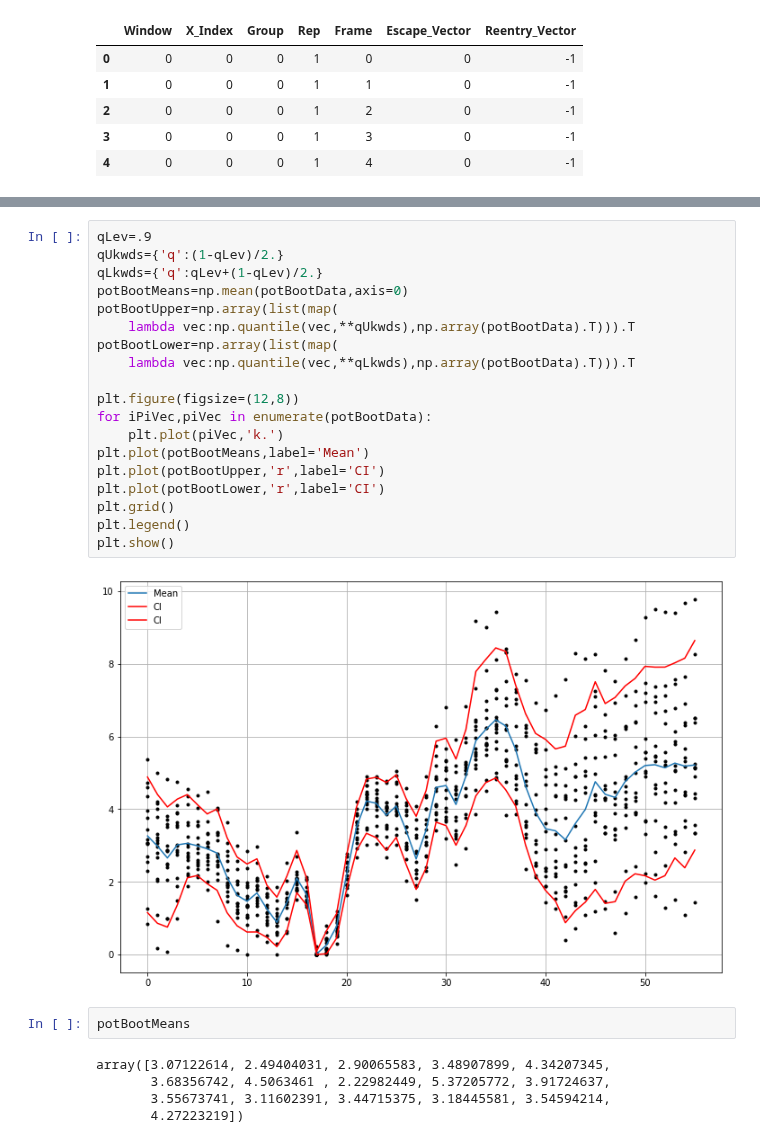
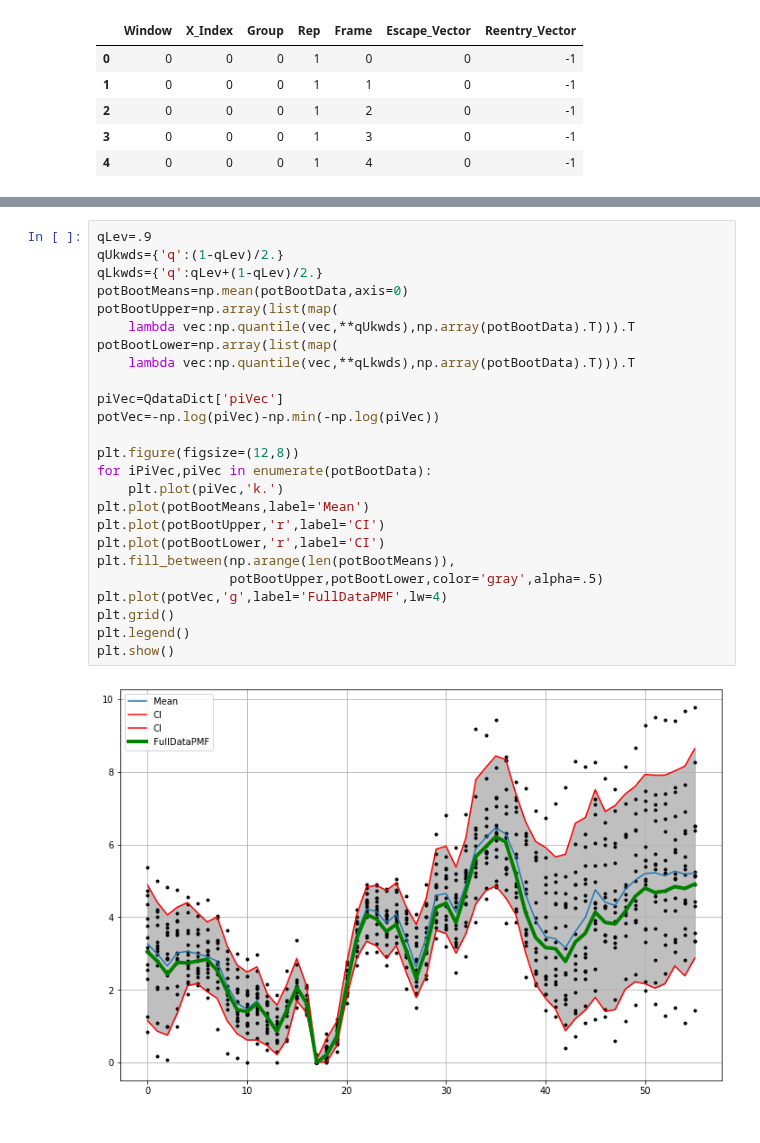
Before and after one commit to wesleymsmith/Milestoning_Analysis, a Jupyter notebook: MD_Milestone_Analysis_Testing.ipynb, the cells around one changed output, grey strips where cells are left out. Saved outputs shown, nothing was run; the diff lists cells and outputs as text.

Commit message:
updated bootstrap PMF plot to include full data result

```diff
--- a/MD_Milestone_Analysis_Testing.ipynb
+++ b/MD_Milestone_Analysis_Testing.ipynb
@@ -1028,28 +1028,27 @@ potBootData
 # %%
 qLev=.9
 qUkwds={'q':(1-qLev)/2.}
 qLkwds={'q':qLev+(1-qLev)/2.}
 potBootMeans=np.mean(potBootData,axis=0)
 potBootUpper=np.array(list(map(
     lambda vec:np.quantile(vec,**qUkwds),np.array(potBootData).T))).T
 potBootLower=np.array(list(map(
     lambda vec:np.quantile(vec,**qLkwds),np.array(potBootData).T))).T
 
+piVec=QdataDict['piVec']
+potVec=-np.log(piVec)-np.min(-np.log(piVec))
+
 plt.figure(figsize=(12,8))
 for iPiVec,piVec in enumerate(potBootData):
     plt.plot(piVec,'k.')
 plt.plot(potBootMeans,label='Mean')
 plt.plot(potBootUpper,'r',label='CI')
 plt.plot(potBootLower,'r',label='CI')
+plt.fill_between(np.arange(len(potBootMeans)),
+                 potBootUpper,potBootLower,color='gray',alpha=.5)
+plt.plot(potVec,'g',label='FullDataPMF',lw=4)
 plt.grid()
 plt.legend()
 plt.show()
 # %% [output]
-[figure, old version]
+[figure, new version]
-# %%
-potBootMeans
-# %% [output]
-array([3.07122614, 2.49404031, 2.90065583, 3.48907899, 4.34207345,
-       3.68356742, 4.5063461 , 2.22982449, 5.37205772, 3.91724637,
-       3.55673741, 3.11602391, 3.44715375, 3.18445581, 3.54594214,
-       4.27223219])
```
Also changed, not shown: parts of 1 cell of this notebook.
